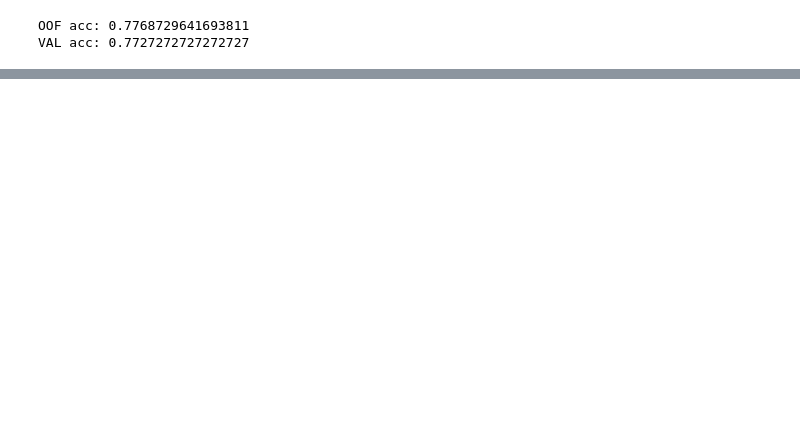
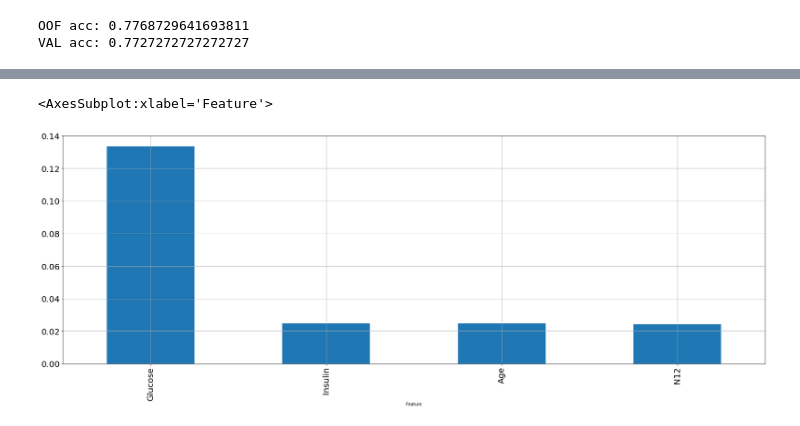
Before and after one commit to DenisKochetov/PIMA-dataset, a Jupyter notebook: pima.ipynb, the cells around one changed output, grey strips where cells are left out. Cells and saved outputs as stored; diff of their text form; code cells hidden in the pictures; blank space fills up the shorter version.

```diff
--- a/pima.ipynb
+++ b/pima.ipynb
@@ -342,0 +405,2 @@ VAL acc: 0.7727272727272727
+# %%
+accurate_fi = automl.get_feature_scores('accurate', te_data, silent = False)
@@ -342,0 +412,5 @@ VAL acc: 0.7727272727272727
+# %%
+accurate_fi.set_index('Feature')['Importance'][0:4].plot.bar(figsize = (30, 10), grid = True)
+# %% [output]
+<AxesSubplot:xlabel='Feature'>
+[figure, added]
```
Also changed, not shown: parts of 39 cells of this notebook.
